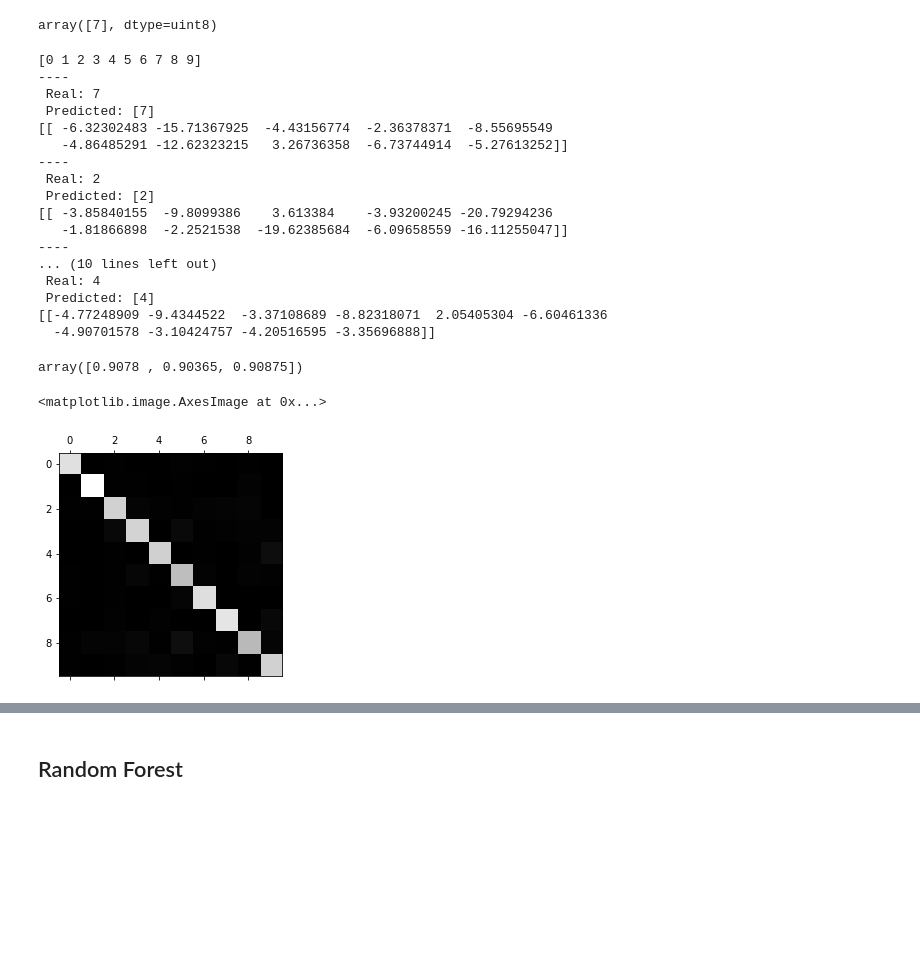
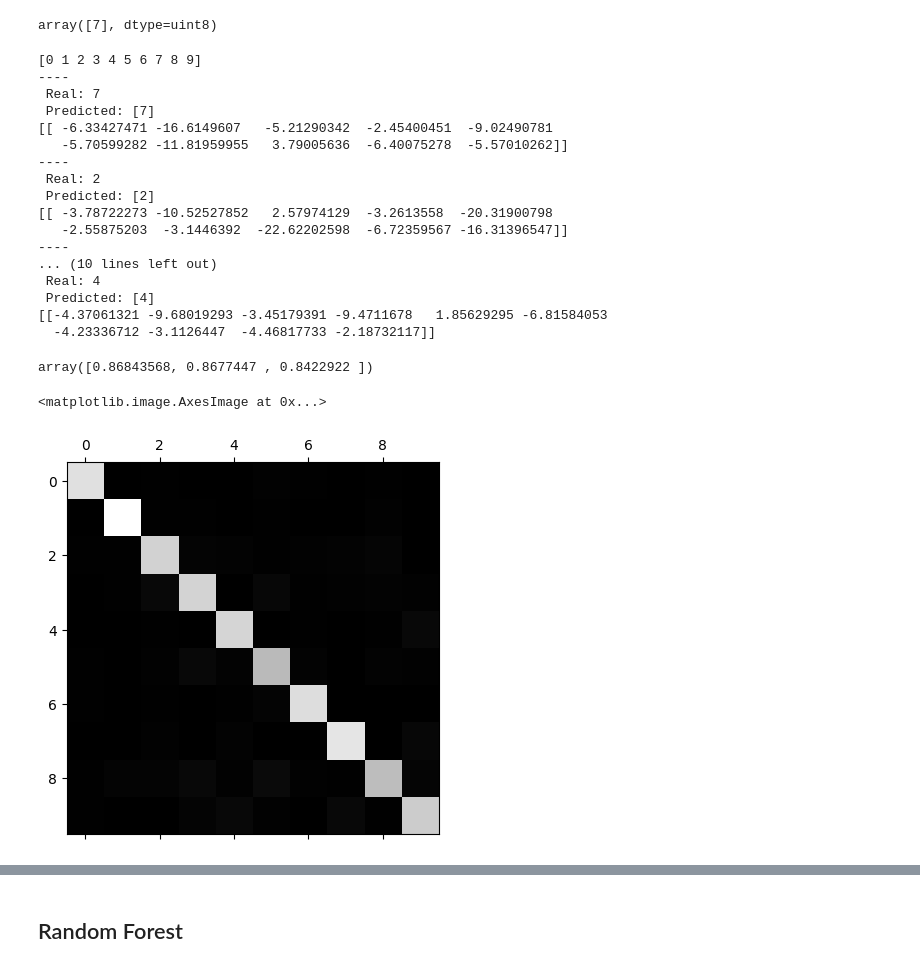
Before and after one commit to EvgeniiZorin/ML_digit_MNIST, a Jupyter notebook: MNIST_NN.ipynb, the cells around one changed output, grey strips where cells are left out. Saved outputs shown, nothing was run; the diff lists cells and outputs as text; code cells hidden in the pictures; blank space fills up the shorter version.

```diff
--- a/MNIST_NN.ipynb
+++ b/MNIST_NN.ipynb
@@ -58,7 +65,7 @@ Subsequently, it would have had to be processed in the way identical to the one
 # %%
 # Get the data
 # TRAIN-TEST split
-(x_train, y_train), (x_test, y_test) = keras.datasets.mnist.load_data()
+(x_train, y_train), (x_test, y_test) = tf.keras.datasets.mnist.load_data()
 print(f"Size of the training set: {len(x_train):,}")
 print(f"Size of the testing set: {len(x_test):,}")
 # %% [output]
@@ -149,14 +145,18 @@ plot_digits(example_images, images_per_row=10)
 # %% [markdown]
 # Pre-processing
 # %%
-# First, let's reshape the features.
-# Right now, they are in the form of numpy matrix (28*28)
-# Let's reshape it to a 28*28=784 -long array
+"""
+For a FNN, we need to reshape each image from (28*28) shape
+to 28*28 = 784 array
+"""
+
 x_train = x_train.reshape(-1, 28*28)
 x_test = x_test.reshape(-1, 28*28)
-(x_train[0].shape) # a 28*28 matrix becomes a 784-long array
+print(x_train.shape)
 
-x_train = x_train / 256
-x_test = x_test / 256
-x_train[0]
+### Normalise for the values to be between 0 and 1
+x_train_min, x_train_max = x_train.reshape(-1).min(), x_train.reshape(-1).max()
+x_train = x_train / x_train_max
+x_test = x_test / x_train_max
+get_extreme_values(x_train)
 # %% [output]
@@ -192,0 +175,8 @@ numpy.ndarray
+# %%
+x_train_smaller, x_val, y_train_smaller, y_val = train_test_split(
+    x_train,
+    y_train,
+    test_size = 0.08
+)
+print(x_train_smaller.shape, y_train_smaller.shape)
+print(x_val.shape, y_val.shape)
@@ -226,8 +219,8 @@ y_train.shape
 from sklearn.linear_model import SGDClassifier
 
 
-sgd_clf = SGDClassifier(max_iter=1000, tol=1e-3, random_state=42)
-sgd_clf.fit(x_train, y_train)
+linear_svm_clf = SGDClassifier(max_iter=1000, tol=1e-3, random_state=42)
+linear_svm_clf.fit(x_train_smaller, y_train_smaller)
 # %% [output]
 SGDClassifier(random_state=42)
 # %%
@@ -235,51 +228,51 @@ sgd_clf.predict([x_test[0]])
 # %% [output]
 array([7], dtype=uint8)
 # %%
-print(sgd_clf.classes_)
+print(linear_svm_clf.classes_)
 # In this case, classes and indices coincide
 
 for i in range(5):
     print("----")
     print(f" Real: {y_test[i]}")
-    prediction = sgd_clf.predict([x_test[i]])
+    prediction = linear_svm_clf.predict([x_test[i]])
     print(f" Predicted: {prediction}")
-    some_digit_scores = sgd_clf.decision_function([x_test[i]])
+    some_digit_scores = linear_svm_clf.decision_function([x_test[i]])
     print(some_digit_scores)
 # %% [output]
 [0 1 2 3 4 5 6 7 8 9]
 ----
  Real: 7
  Predicted: [7]
-[[ -6.32302483 -15.71367925  -4.43156774  -2.36378371  -8.55695549
-   -4.86485291 -12.62323215   3.26736358  -6.73744914  -5.27613252]]
+[[ -6.33427471 -16.6149607   -5.21290342  -2.45400451  -9.02490781
+   -5.70599282 -11.81959955   3.79005636  -6.40075278  -5.57010262]]
 ----
  Real: 2
  Predicted: [2]
-[[ -3.85840155  -9.8099386    3.613384    -3.93200245 -20.79294236
-   -1.81866898  -2.2521538  -19.62385684  -6.09658559 -16.11255047]]
+[[ -3.78722273 -10.52527852   2.57974129  -3.2613558  -20.31900798
+   -2.55875203  -3.1446392  -22.62202598  -6.72359567 -16.31396547]]
 ----
 ... (10 lines left out)
  Real: 4
  Predicted: [4]
-[[-4.77248909 -9.4344522  -3.37108689 -8.82318071  2.05405304 -6.60461336
-  -4.90701578 -3.10424757 -4.20516595 -3.35696888]]
+[[-4.37061321 -9.68019293 -3.45179391 -9.4711678   1.85629295 -6.81584053
+  -4.23336712 -3.1126447  -4.46817733 -2.18732117]]
 # %%
-cross_val_score( sgd_clf, x_train, y_train, cv=3, scoring="accuracy" )
+cross_val_score( linear_svm_clf, x_val, y_val, cv=3, scoring="f1_weighted" )
 # %% [output]
-array([0.9078 , 0.90365, 0.90875])
+array([0.86843568, 0.8677447 , 0.8422922 ])
 # %%
 ### This confusion matrix can be used for other algorithms, too
 
-y_train_pred = cross_val_predict(sgd_clf, x_train, y_train, cv=3)
+y_train_pred = cross_val_predict(linear_svm_clf, x_train, y_train, cv=3)
 conf_mx = confusion_matrix(y_train, y_train_pred)
 conf_mx
 
 # The 5s look slightly darker than the other digits, which could mean that there are fewer images of 5s in the dataset or
 # that the classifier does not perform as well on 5s as on other digits
 plt.matshow( conf_mx, cmap=plt.cm.gray )
 # %% [output]
 <matplotlib.image.AxesImage at 0x...>
-[figure, old version]
+[figure, new version]
 # %%
 # coonfusion matrix, but only show errors (white - higher density of errors)
 row_sums = conf_mx.sum(axis=1, keepdims=True)
```
Also changed, not shown: parts of 46 cells of this notebook.
